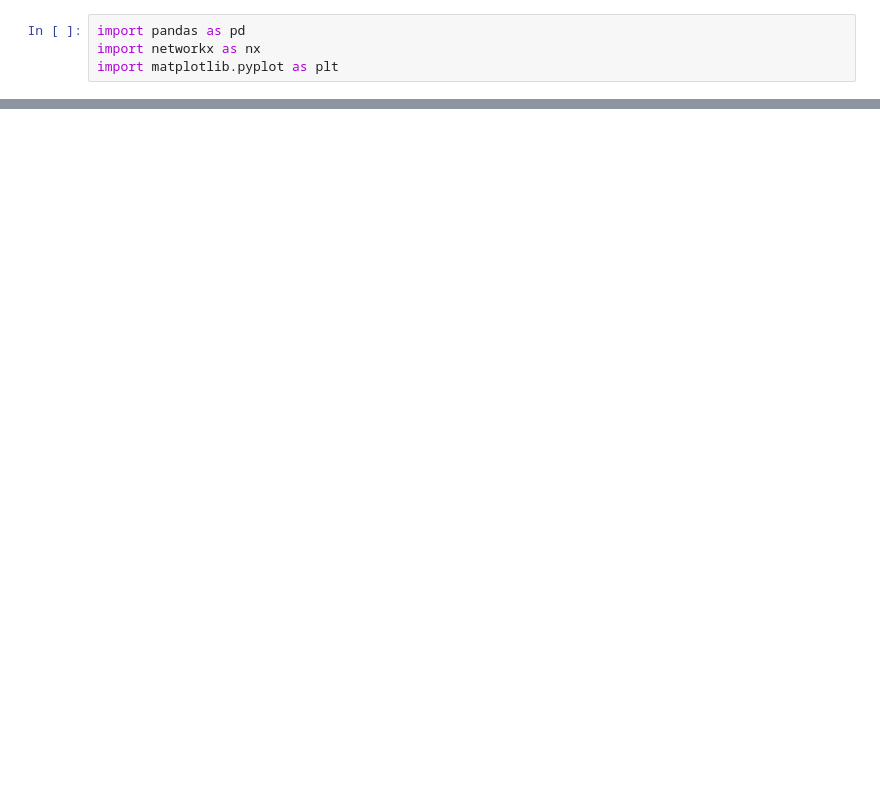
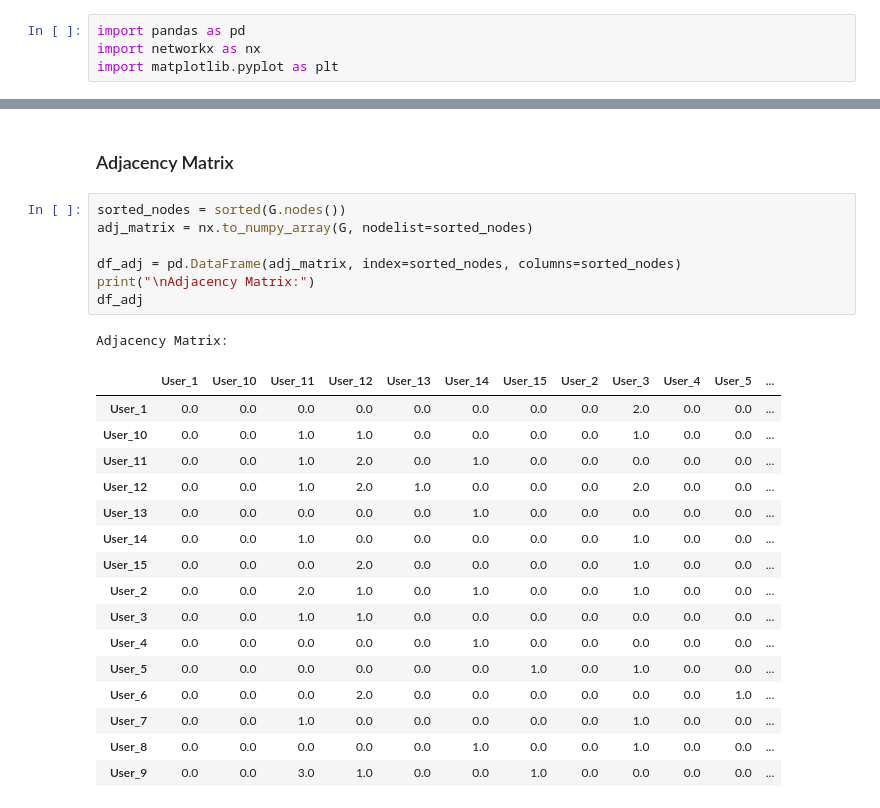
Before and after one commit to haroldeustaquio/SocialNet-Graphs, a Jupyter notebook: temp.ipynb, the cells around one changed output, grey strips where cells are left out. Saved outputs shown, nothing was run; the diff lists cells and outputs as text; blank space fills up the shorter version.

```diff
--- a/temp.ipynb
+++ b/temp.ipynb
@@ -49,0 +88,27 @@ print("Usuarios con mayor interacción recibida:", in_degrees[:5])
+# %% [markdown]
+### Adjacency Matrix
+# %%
+sorted_nodes = sorted(G.nodes())
+adj_matrix = nx.to_numpy_array(G, nodelist=sorted_nodes)
+
+df_adj = pd.DataFrame(adj_matrix, index=sorted_nodes, columns=sorted_nodes)
+print("\nAdjacency Matrix:")
+df_adj
+# %% [output]
+Adjacency Matrix:
+|  | User_1 | User_10 | User_11 | User_12 | User_13 | User_14 | User_15 | User_2 | User_3 | User_4 | User_5 | ... |
+| User_1 | 0.0 | 0.0 | 0.0 | 0.0 | 0.0 | 0.0 | 0.0 | 0.0 | 2.0 | 0.0 | 0.0 | ... |
+| User_10 | 0.0 | 0.0 | 1.0 | 1.0 | 0.0 | 0.0 | 0.0 | 0.0 | 1.0 | 0.0 | 0.0 | ... |
+| User_11 | 0.0 | 0.0 | 1.0 | 2.0 | 0.0 | 1.0 | 0.0 | 0.0 | 0.0 | 0.0 | 0.0 | ... |
+| User_12 | 0.0 | 0.0 | 1.0 | 2.0 | 1.0 | 0.0 | 0.0 | 0.0 | 2.0 | 0.0 | 0.0 | ... |
+| User_13 | 0.0 | 0.0 | 0.0 | 0.0 | 0.0 | 1.0 | 0.0 | 0.0 | 0.0 | 0.0 | 0.0 | ... |
+| User_14 | 0.0 | 0.0 | 1.0 | 0.0 | 0.0 | 0.0 | 0.0 | 0.0 | 1.0 | 0.0 | 0.0 | ... |
+| User_15 | 0.0 | 0.0 | 0.0 | 2.0 | 0.0 | 0.0 | 0.0 | 0.0 | 1.0 | 0.0 | 0.0 | ... |
+| User_2 | 0.0 | 0.0 | 2.0 | 1.0 | 0.0 | 1.0 | 0.0 | 0.0 | 1.0 | 0.0 | 0.0 | ... |
+| User_3 | 0.0 | 0.0 | 1.0 | 1.0 | 0.0 | 0.0 | 0.0 | 0.0 | 0.0 | 0.0 | 0.0 | ... |
+| User_4 | 0.0 | 0.0 | 0.0 | 0.0 | 0.0 | 1.0 | 0.0 | 0.0 | 0.0 | 0.0 | 0.0 | ... |
+| User_5 | 0.0 | 0.0 | 0.0 | 0.0 | 0.0 | 0.0 | 1.0 | 0.0 | 1.0 | 0.0 | 0.0 | ... |
+| User_6 | 0.0 | 0.0 | 0.0 | 2.0 | 0.0 | 0.0 | 0.0 | 0.0 | 0.0 | 0.0 | 1.0 | ... |
+| User_7 | 0.0 | 0.0 | 1.0 | 0.0 | 0.0 | 0.0 | 0.0 | 0.0 | 1.0 | 0.0 | 0.0 | ... |
+| User_8 | 0.0 | 0.0 | 0.0 | 0.0 | 0.0 | 1.0 | 0.0 | 0.0 | 1.0 | 0.0 | 0.0 | ... |
+| User_9 | 0.0 | 0.0 | 3.0 | 1.0 | 0.0 | 0.0 | 1.0 | 0.0 | 0.0 | 0.0 | 0.0 | ... |
```
Also changed, not shown: parts of 28 cells of this notebook, 6 other files.
